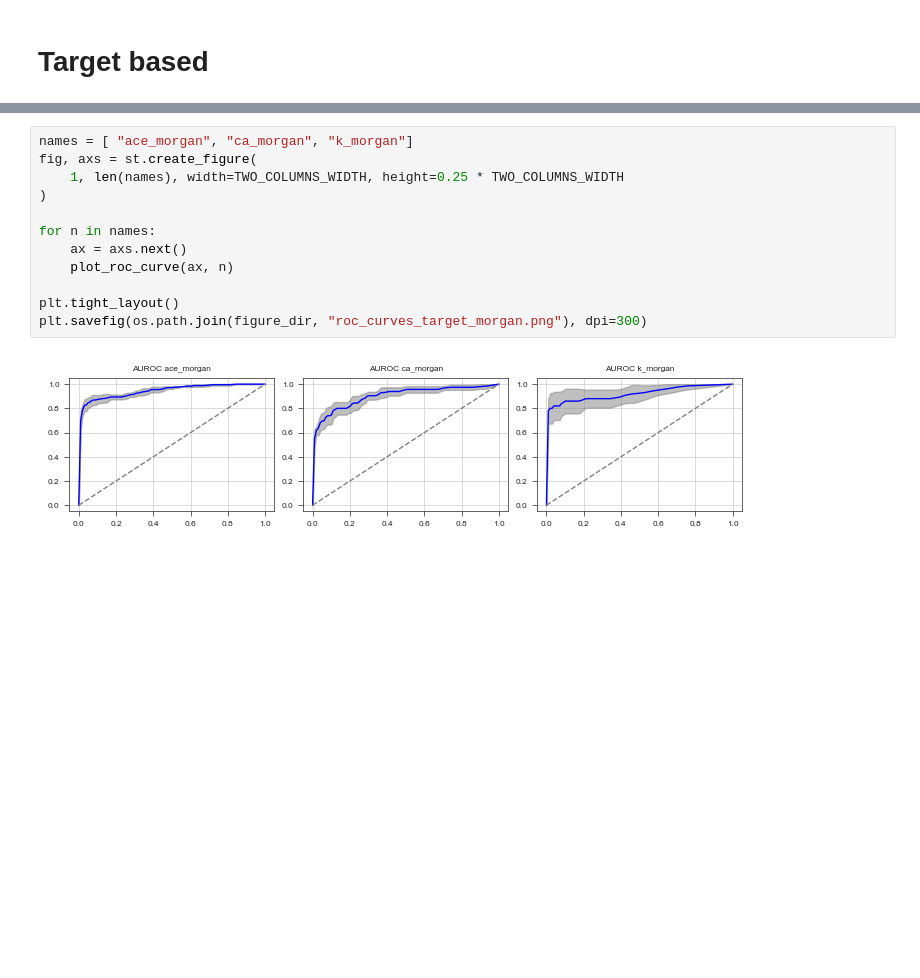
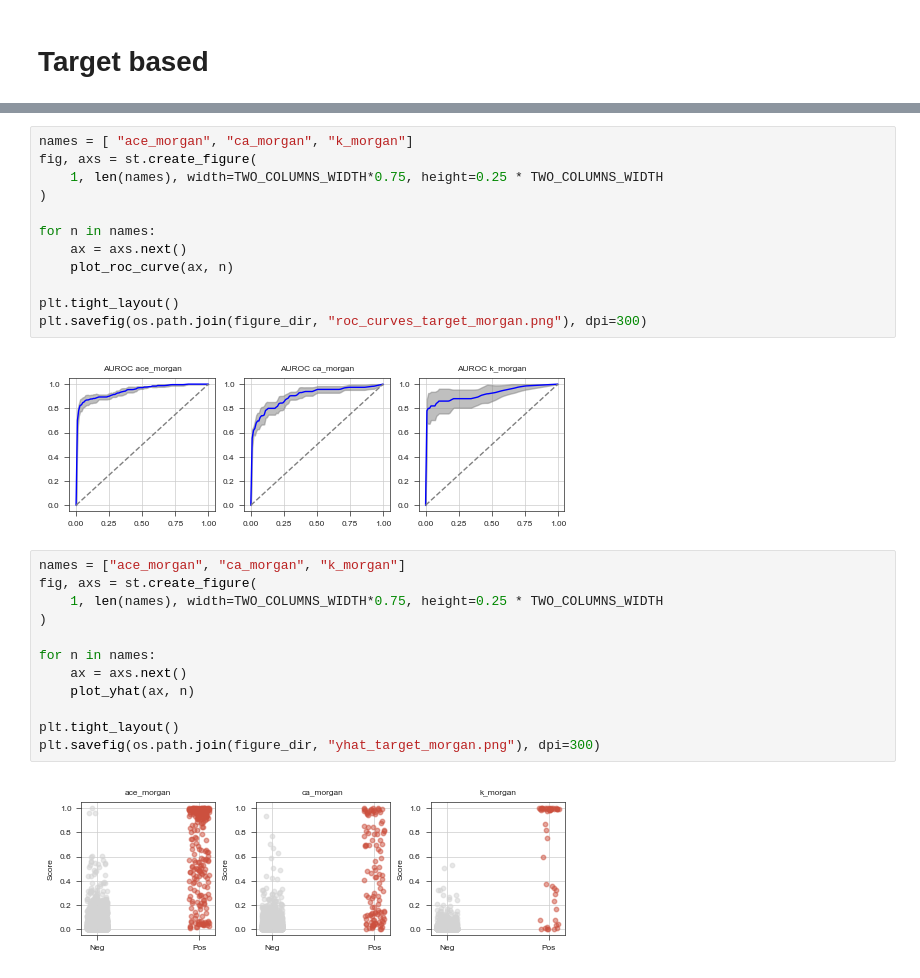
Before and after one commit to ersilia-os/anti-hypertension-cedd, a Jupyter notebook: notebooks/03_ml_modelling.ipynb, the cells around one changed output, grey strips where cells are left out. Saved outputs shown, nothing was run; the diff lists cells and outputs as text; blank space fills up the shorter version.

```diff
--- a/notebooks/03_ml_modelling.ipynb
+++ b/notebooks/03_ml_modelling.ipynb
@@ -259,7 +317,7 @@ plt.savefig(os.path.join(figure_dir, "roc_curves_target_mordred.png"), dpi=300)
 # %%
 names = [ "ace_morgan", "ca_morgan", "k_morgan"]
 fig, axs = st.create_figure(
-    1, len(names), width=TWO_COLUMNS_WIDTH, height=0.25 * TWO_COLUMNS_WIDTH
+    1, len(names), width=TWO_COLUMNS_WIDTH*0.75, height=0.25 * TWO_COLUMNS_WIDTH
 )
 
 for n in names:
@@ -269,4 +327,18 @@ for n in names:
 plt.tight_layout()
 plt.savefig(os.path.join(figure_dir, "roc_curves_target_morgan.png"), dpi=300)
 # %% [output]
-[figure, old version]
+[figure, new version]
+# %%
+names = ["ace_morgan", "ca_morgan", "k_morgan"]
+fig, axs = st.create_figure(
+    1, len(names), width=TWO_COLUMNS_WIDTH*0.75, height=0.25 * TWO_COLUMNS_WIDTH
+)
+
+for n in names:
+    ax = axs.next()
+    plot_yhat(ax, n)
+
+plt.tight_layout()
+plt.savefig(os.path.join(figure_dir, "yhat_target_morgan.png"), dpi=300)
+# %% [output]
+[figure, added]
```
Also changed, not shown: parts of 5 cells of this notebook, 6 other files.
